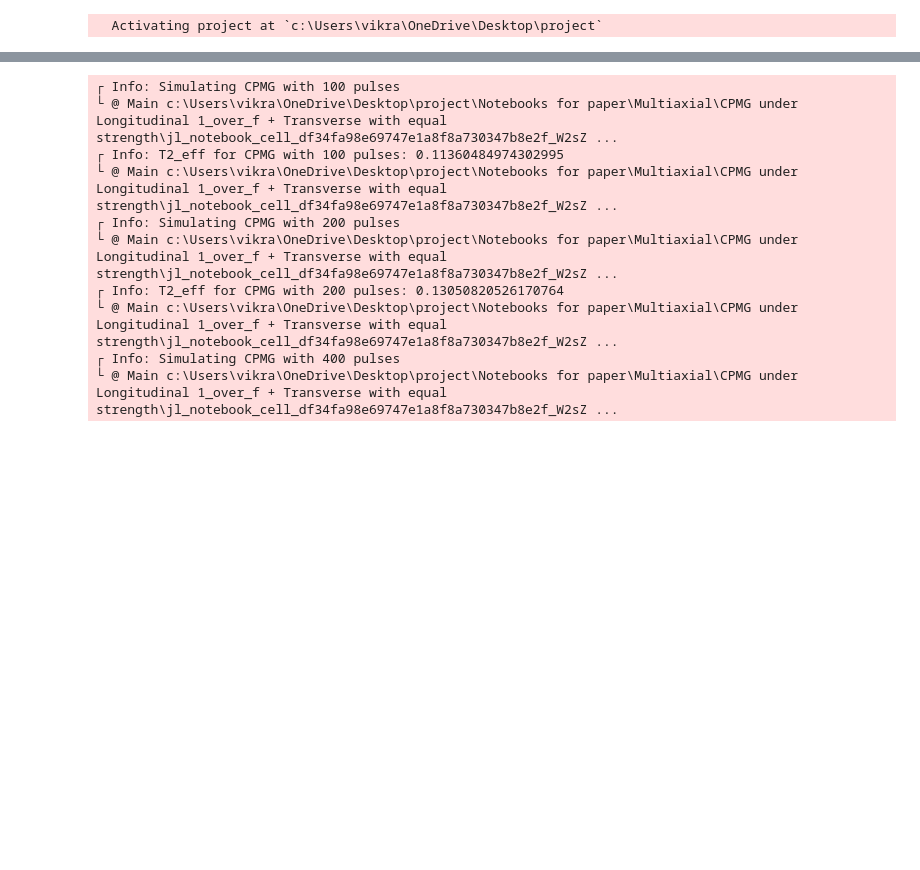
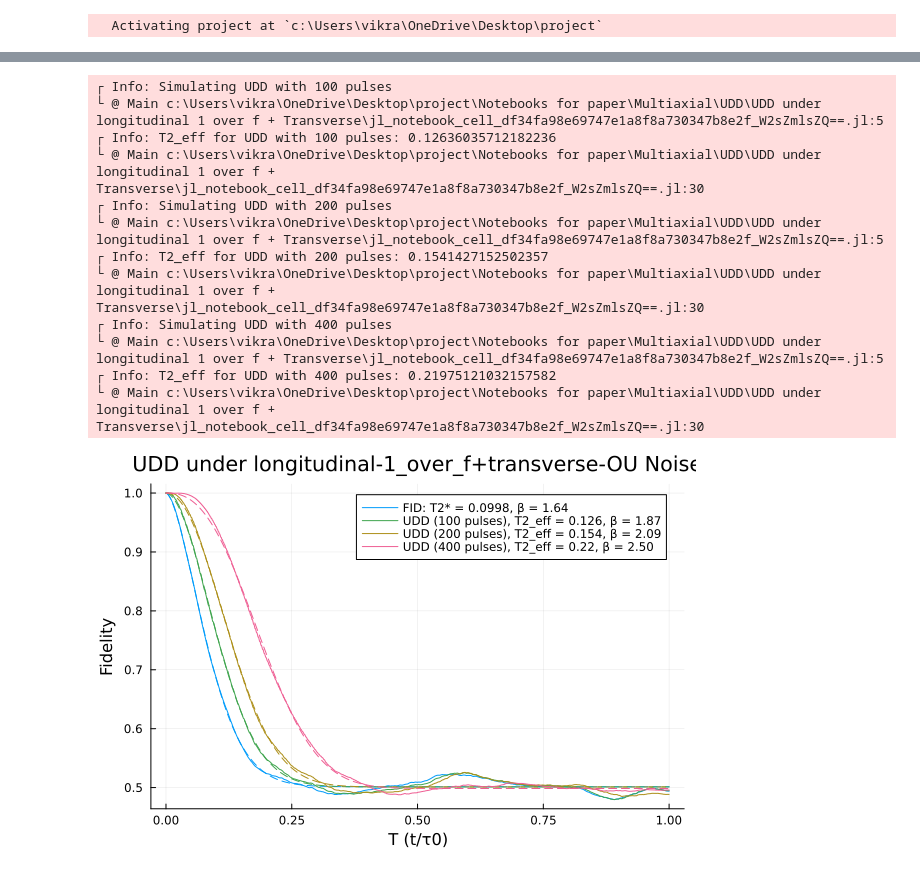
Before and after one commit to VikramD2k/Quantum-Dynamical-Decoupling-Toolkit, a Jupyter notebook: Notebooks for paper/Multiaxial/UDD/UDD under longitudinal 1 over f + Transverse/UDD_1_over_f_ou.ipynb, the cells around one changed output, grey strips where cells are left out. Cells and saved outputs as stored; diff of their text form; code cells hidden in the pictures; blank space fills up the shorter version.

```diff
--- a/Notebooks for paper/Multiaxial/UDD/UDD under longitudinal 1 over f + Transverse/UDD_1_over_f_ou.ipynb
+++ b/Notebooks for paper/Multiaxial/UDD/UDD under longitudinal 1 over f + Transverse/UDD_1_over_f_ou.ipynb
@@ -72,10 +72,10 @@ writedlm("data/$(sequence)_$(noise_type)_FID_fitparams_$(timestamp).csv",
 [figure]
 # %%
 pulse_counts = [100, 200, 400]#, 600, 800]#, 950]  # Different pulse counts to try
-title!(plt, "CPMG under longitudinal-1_over_f+transverse-OU Noise")
+title!(plt, "$sequence under longitudinal-1_over_f+transverse-OU Noise")
 # Simulate CPMG sequences with different pulse counts
 for n_pi_pulses in pulse_counts
-    @info "Simulating CPMG with $n_pi_pulses pulses"
+    @info "Simulating $sequence with $n_pi_pulses pulses"
     control_terms = make_control_terms(sequence, T_max, n_pi_pulses;
         pulse_duration=pulse_duration,
         shape=pulse_shape,
@@ -93,44 +93,47 @@ for n_pi_pulses in pulse_counts
         n_realizations = n_realizations,
         S_func_z = S_func_z,S_func_x = S_func_xy, S_func_y = S_func_xy,
         control_terms = control_terms
     )
 
 
     fit_ctrl = curve_fit(fit_model, T_vals_ctrl, avg_fid_ctrl, initial_guess;lower=lower_lims)
     T2_eff = 1/fit_ctrl.param[1] # acts like a decay scale not real T2
     β_eff = fit_ctrl.param[2]
     # plot the fit and the data
-    @info "T2_eff for CPMG with $n_pi_pulses pulses: $T2_eff"
+    @info "T2_eff for $sequence with $n_pi_pulses pulses: $T2_eff"
     plot!(plt, T_vals_ctrl, avg_fid_ctrl,
-    label="CPMG ($n_pi_pulses pulses), T2_eff = $( @sprintf("%.3g", T2_eff) ), β = $( @sprintf("%.2f", β_eff) )")
+    label="$sequence ($n_pi_pulses pulses), T2_eff = $( @sprintf("%.3g", T2_eff) ), β = $( @sprintf("%.2f", β_eff) )")
     c = plt.series_list[end].plotattributes[:seriescolor]
     plot!(plt, T_vals_ctrl, fit_model(T_vals_ctrl, fit_ctrl.param), linestyle=:dash, label=false, color=c)
     timestamp = Dates.format(now(), "yyyymmdd_HHMM")
     pulse_str = lpad(n_pi_pulses, 4, "0")
 
     # Save the raw fidelity data
     data_out = hcat(T_vals_ctrl, avg_fid_ctrl, fit_model(T_vals_ctrl, fit_ctrl.param))
     writedlm("data/$(sequence)_$(noise_type)_$(pulse_str)_pulses_data_$(timestamp).csv",
             data_out, ',')
 
     # Save the fit params (A = decay rate, β = exponent, offset)
     writedlm("data/$(sequence)_$(noise_type)_$(pulse_str)_pulses_fitparams_$(timestamp).csv",
             fit_ctrl.param', ',')
     savefig("plots/$(sequence)_$(noise_type)_$(pulse_str)_plot_$(timestamp).png")
 end
 
 
 display(plt)
 # %% [output]
-┌ Info: Simulating CPMG with 100 pulses
-└ @ Main c:\Users\vikra\OneDrive\Desktop\project\Notebooks for paper\Multiaxial\CPMG under Longitudinal 1_over_f + Transverse with equal strength\jl_notebook_cell_df34fa98e69747e1a8f8a730347b8e2f_W2sZ ...
-┌ Info: T2_eff for CPMG with 100 pulses: 0.11360484974302995
-└ @ Main c:\Users\vikra\OneDrive\Desktop\project\Notebooks for paper\Multiaxial\CPMG under Longitudinal 1_over_f + Transverse with equal strength\jl_notebook_cell_df34fa98e69747e1a8f8a730347b8e2f_W2sZ ...
-┌ Info: Simulating CPMG with 200 pulses
-└ @ Main c:\Users\vikra\OneDrive\Desktop\project\Notebooks for paper\Multiaxial\CPMG under Longitudinal 1_over_f + Transverse with equal strength\jl_notebook_cell_df34fa98e69747e1a8f8a730347b8e2f_W2sZ ...
-┌ Info: T2_eff for CPMG with 200 pulses: 0.13050820526170764
-└ @ Main c:\Users\vikra\OneDrive\Desktop\project\Notebooks for paper\Multiaxial\CPMG under Longitudinal 1_over_f + Transverse with equal strength\jl_notebook_cell_df34fa98e69747e1a8f8a730347b8e2f_W2sZ ...
-┌ Info: Simulating CPMG with 400 pulses
-└ @ Main c:\Users\vikra\OneDrive\Desktop\project\Notebooks for paper\Multiaxial\CPMG under Longitudinal 1_over_f + Transverse with equal strength\jl_notebook_cell_df34fa98e69747e1a8f8a730347b8e2f_W2sZ ...
+┌ Info: Simulating UDD with 100 pulses
+└ @ Main c:\Users\vikra\OneDrive\Desktop\project\Notebooks for paper\Multiaxial\UDD\UDD under longitudinal 1 over f + Transverse\jl_notebook_cell_df34fa98e69747e1a8f8a730347b8e2f_W2sZmlsZQ==.jl:5
+┌ Info: T2_eff for UDD with 100 pulses: 0.12636035712182236
+└ @ Main c:\Users\vikra\OneDrive\Desktop\project\Notebooks for paper\Multiaxial\UDD\UDD under longitudinal 1 over f + Transverse\jl_notebook_cell_df34fa98e69747e1a8f8a730347b8e2f_W2sZmlsZQ==.jl:30
+┌ Info: Simulating UDD with 200 pulses
+└ @ Main c:\Users\vikra\OneDrive\Desktop\project\Notebooks for paper\Multiaxial\UDD\UDD under longitudinal 1 over f + Transverse\jl_notebook_cell_df34fa98e69747e1a8f8a730347b8e2f_W2sZmlsZQ==.jl:5
+┌ Info: T2_eff for UDD with 200 pulses: 0.1541427152502357
+└ @ Main c:\Users\vikra\OneDrive\Desktop\project\Notebooks for paper\Multiaxial\UDD\UDD under longitudinal 1 over f + Transverse\jl_notebook_cell_df34fa98e69747e1a8f8a730347b8e2f_W2sZmlsZQ==.jl:30
+┌ Info: Simulating UDD with 400 pulses
+└ @ Main c:\Users\vikra\OneDrive\Desktop\project\Notebooks for paper\Multiaxial\UDD\UDD under longitudinal 1 over f + Transverse\jl_notebook_cell_df34fa98e69747e1a8f8a730347b8e2f_W2sZmlsZQ==.jl:5
+┌ Info: T2_eff for UDD with 400 pulses: 0.21975121032157582
+└ @ Main c:\Users\vikra\OneDrive\Desktop\project\Notebooks for paper\Multiaxial\UDD\UDD under longitudinal 1 over f + Transverse\jl_notebook_cell_df34fa98e69747e1a8f8a730347b8e2f_W2sZmlsZQ==.jl:30
+[figure, added]
 # %%
 pulse_counts = [600]#, 950]  # Different pulse counts to try
```
Also changed, not shown: parts of 3 cells of this notebook, 58 other files.
